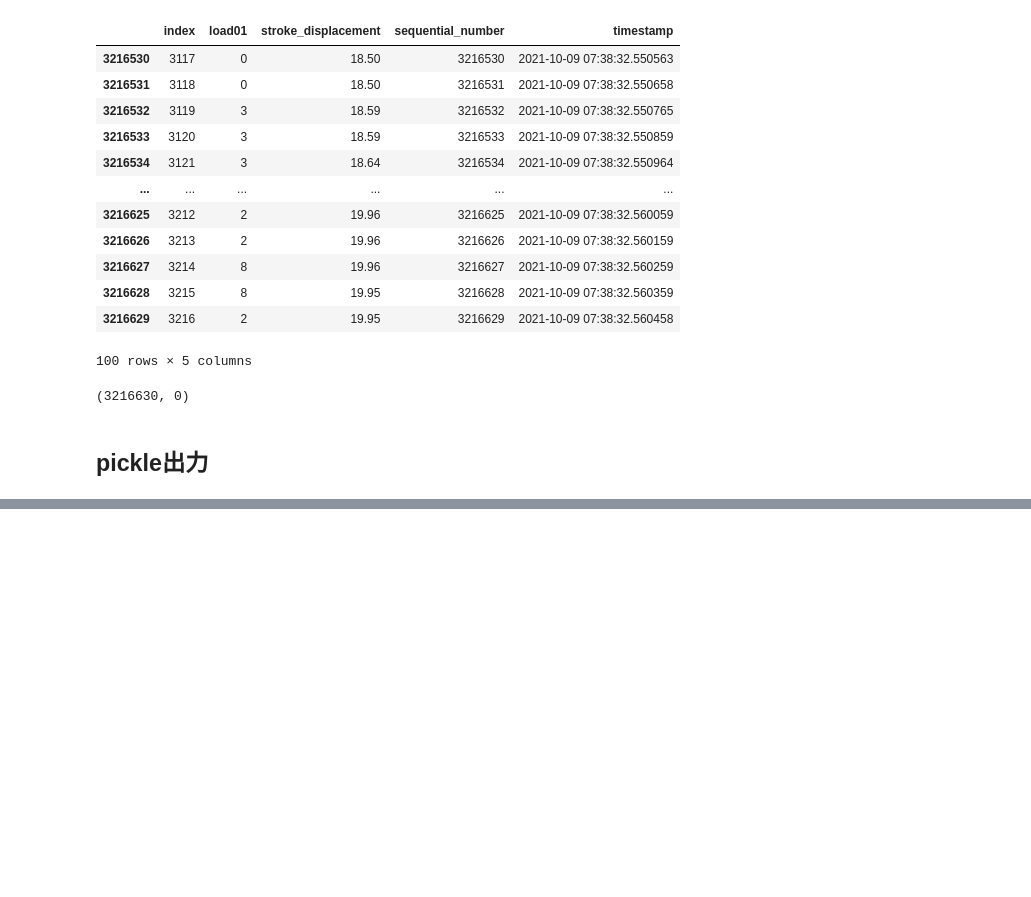
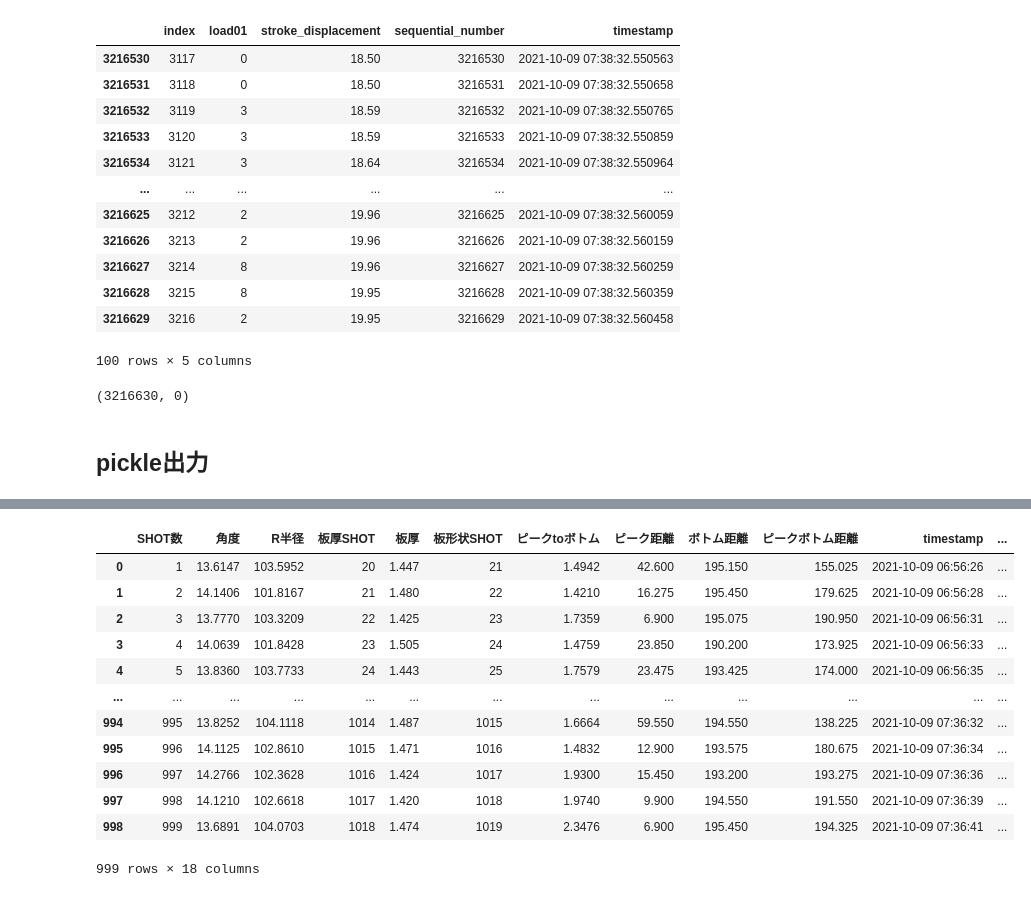
Before and after one commit to ymiyamoto5/data-analysis-platform-bak, a Jupyter notebook: notebooks/data_import_j.ipynb, the cells around one changed output, grey strips where cells are left out. Drawn from its saved outputs; the diff is of its cells as text; code cells hidden in the pictures; blank space fills up the shorter version.

```diff
--- a/notebooks/data_import_j.ipynb
+++ b/notebooks/data_import_j.ipynb
@@ -375,7 +359,7 @@ ElasticManager.create_index("j-20211009155626-meta")
 [2021/11/04 19:33:57.856] INFO - elastic_manager.py#create_index:207: create index 'j-20211009155626-meta' finished. result: {'acknowledged': True, 'shards_acknowledged': True, 'index': 'j-20211009155 ...
 True
 # %%
-df_angle["timestamp"] = df_angle["DATE"] + ' ' + df_angle["TIME"]
-df_angle["timestamp"] = df_angle["timestamp"].map(lambda x: datetime.strptime(x, "%Y/%m/%d %H:%M:%S") - timedelta(hours=9))
-df_angle.drop(columns=["DATE", "TIME"], inplace=True)
+df_angle_10["timestamp"] = df_angle_10["DATE"] + ' ' + df_angle_10["TIME"]
+df_angle_10["timestamp"] = df_angle_10["timestamp"].map(lambda x: datetime.strptime(x, "%Y/%m/%d %H:%M:%S") - timedelta(hours=9))
+df_angle_10.drop(columns=["DATE", "TIME"], inplace=True)
 # %%
@@ -522,0 +597,4 @@ for file in files:
+# %%
+docs_10 = ElasticManager.get_docs(index="shots-machine-j-20211009155626-start-break-diff-j", query={})
+df_features_10 = pd.DataFrame(docs_10)
+df_features_10
@@ -522,0 +615,22 @@ for file in files:
+# %%
+merged_df_10 = pd.DataFrame.merge(
+    df_angle_10,
+    df_features_10,
+    left_on="SHOT数",
+    right_on="shot"
+)
+merged_df_10
+# %% [output]
+|  | SHOT数 | 角度 | R半径 | 板厚SHOT | 板厚 | 板形状SHOT | ピークtoボトム | ピーク距離 | ボトム距離 | ピークボトム距離 | timestamp | ... |
+| 0 | 1 | 13.6147 | 103.5952 | 20 | 1.447 | 21 | 1.4942 | 42.600 | 195.150 | 155.025 | 2021-10-09 06:56:26 | ... |
+| 1 | 2 | 14.1406 | 101.8167 | 21 | 1.480 | 22 | 1.4210 | 16.275 | 195.450 | 179.625 | 2021-10-09 06:56:28 | ... |
+| 2 | 3 | 13.7770 | 103.3209 | 22 | 1.425 | 23 | 1.7359 | 6.900 | 195.075 | 190.950 | 2021-10-09 06:56:31 | ... |
+| 3 | 4 | 14.0639 | 101.8428 | 23 | 1.505 | 24 | 1.4759 | 23.850 | 190.200 | 173.925 | 2021-10-09 06:56:33 | ... |
+| 4 | 5 | 13.8360 | 103.7733 | 24 | 1.443 | 25 | 1.7579 | 23.475 | 193.425 | 174.000 | 2021-10-09 06:56:35 | ... |
+| ... | ... | ... | ... | ... | ... | ... | ... | ... | ... | ... | ... | ... |
+| 994 | 995 | 13.8252 | 104.1118 | 1014 | 1.487 | 1015 | 1.6664 | 59.550 | 194.550 | 138.225 | 2021-10-09 07:36:32 | ... |
+| 995 | 996 | 14.1125 | 102.8610 | 1015 | 1.471 | 1016 | 1.4832 | 12.900 | 193.575 | 180.675 | 2021-10-09 07:36:34 | ... |
+| 996 | 997 | 14.2766 | 102.3628 | 1016 | 1.424 | 1017 | 1.9300 | 15.450 | 193.200 | 193.275 | 2021-10-09 07:36:36 | ... |
+| 997 | 998 | 14.1210 | 102.6618 | 1017 | 1.420 | 1018 | 1.9740 | 9.900 | 194.550 | 191.550 | 2021-10-09 07:36:39 | ... |
+| 998 | 999 | 13.6891 | 104.0703 | 1018 | 1.474 | 1019 | 2.3476 | 6.900 | 195.450 | 194.325 | 2021-10-09 07:36:41 | ... |
+999 rows × 18 columns
```
Also changed, not shown: parts of 38 cells of this notebook.
